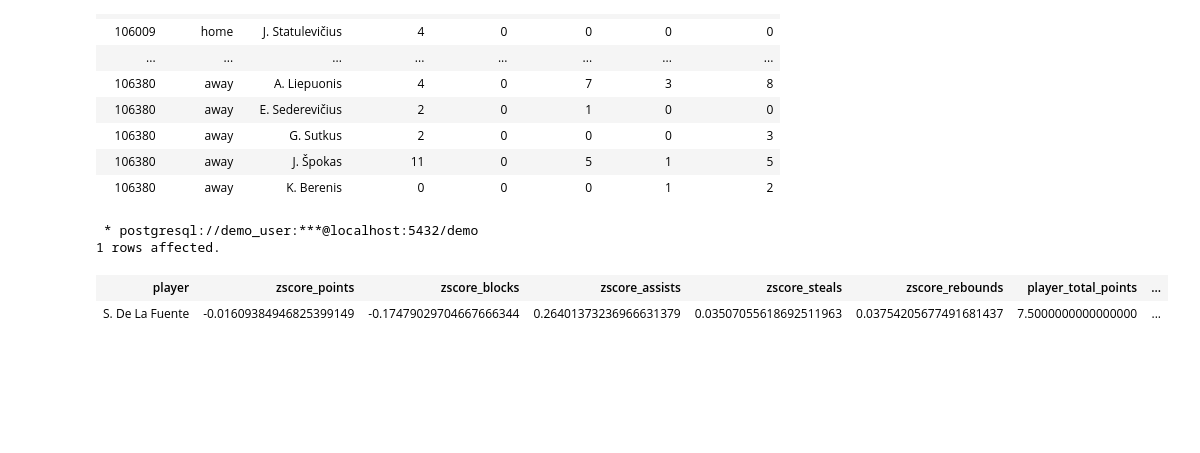
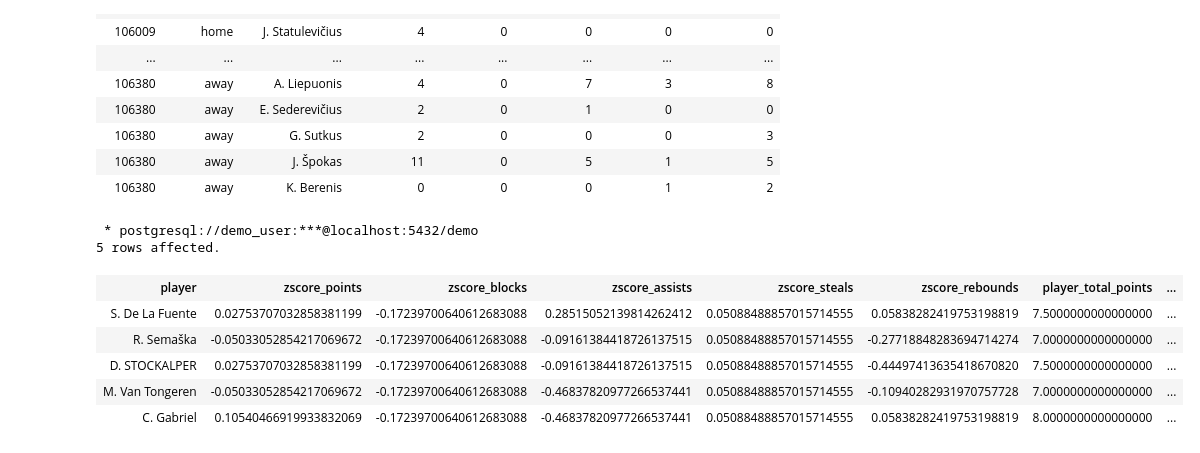
Before and after one commit to insho/fiba-europe-basketball-project, a Jupyter notebook: fiba_europe_sql_demo.ipynb, the cells around one changed output. Drawn from its saved outputs; the diff is of its cells as text; code cells hidden in the pictures; blank space fills up the shorter version.

```diff
--- a/fiba_europe_sql_demo.ipynb
+++ b/fiba_europe_sql_demo.ipynb
@@ -1743,12 +1744,12 @@ Done.
  of the zscores in the five statistical categories we've chosen, and choosing the
  player with the lowest combined total.
 
- Edit: 'C. Gabriel' appears to be our winner. Indeed, he is shockingly average in:
- * points (he scored 8, compared to an overall average of 8.32)
+ Edit: 'S. De La Fuente' appears to be our winner. Indeed, he is shockingly average in:
+ * points (he scored 7.5, compared to an overall average of 7.323)
  * blocks (he had none, compared to an overall average of .05)
- * assists (he had none, compared to an overall average of .07)
- * steals (he had .5, compared to an overall average of .507)
- * rebounds (he had 2, compared to an overall average of 2.058)
+ * assists (he had 1, compared to an overall average of .62)
+ * steals (he had .5, compared to an overall average of 0.4512)
+ * rebounds (he had 2, compared to an overall average of 1.8260)
  */
 SELECT
     *
@@ -1771,6 +1772,7 @@ FROM
             avg_steals,
             player_total_rebounds,
             avg_rebounds,
+            abs(zscore_points) + abs(zscore_blocks) + abs(zscore_assists) + abs(zscore_steals) + abs(zscore_rebounds) as combined_abs_zscores,
             row_number() OVER (
                 order by
                     abs(zscore_points) + abs(zscore_blocks) + abs(zscore_assists) + abs(zscore_steals) + abs(zscore_rebounds) asc
@@ -1809,36 +1811,40 @@ FROM
                             avg(total_steals) as player_total_steals,
                             avg(total_rebounds) as player_total_rebounds
                         FROM
                             fiba_q3_stats_by_player_with_minutes
                         Group by
                             1
                     ) as player_avg
                     CROSS JOIN (
                         SELECT
                             avg(total_points) as avg_points,
                             avg(total_blocks) as avg_blocks,
                             avg(total_assists) as avg_assists,
                             avg(total_steals) as avg_steals,
                             avg(total_rebounds) as avg_rebounds,
                             stddev(total_points) as stddev_points,
                             stddev(total_blocks) as stddev_blocks,
                             stddev(total_assists) as stddev_assists,
                             stddev(total_steals) as stddev_steals,
                             stddev(total_rebounds) as stddev_rebounds
                         FROM
                             fiba_q3_stats_by_player_with_minutes
                     ) as overall_avg
             ) as s1
     ) as s2
 where
-    lowest_abs_z_scores = 1
+    lowest_abs_z_scores <= 5
 order by
     lowest_abs_z_scores asc
 # %% [output]
  * postgresql://demo_user:***@localhost:5432/demo
-1 rows affected.
+5 rows affected.
 | player | zscore_points | zscore_blocks | zscore_assists | zscore_steals | zscore_rebounds | player_total_points | ... |
-| S. De La Fuente | -0.01609384946825399149 | -0.17479029704667666344 | 0.26401373236966631379 | 0.03507055618692511963 | 0.03754205677491681437 | 7.5000000000000000 | ... |
+| S. De La Fuente | 0.02753707032858381199 | -0.17239700640612683088 | 0.28515052139814262412 | 0.05088488857015714555 | 0.05838282419753198819 | 7.5000000000000000 | ... |
+| R. Semaška | -0.05033052854217069672 | -0.17239700640612683088 | -0.09161384418726137515 | 0.05088488857015714555 | -0.27718848283694714274 | 7.0000000000000000 | ... |
+| D. STOCKALPER | 0.02753707032858381199 | -0.17239700640612683088 | -0.09161384418726137515 | 0.05088488857015714555 | -0.44497413635418670820 | 7.5000000000000000 | ... |
+| M. Van Tongeren | -0.05033052854217069672 | -0.17239700640612683088 | -0.46837820977266537441 | 0.05088488857015714555 | -0.10940282931970757728 | 7.0000000000000000 | ... |
+| C. Gabriel | 0.10540466919933832069 | -0.17239700640612683088 | -0.46837820977266537441 | 0.05088488857015714555 | 0.05838282419753198819 | 8.0000000000000000 | ... |
 # %%
 %%sql
 /**
```
Also changed, not shown: parts of 8 cells of this notebook, 2 other files.
